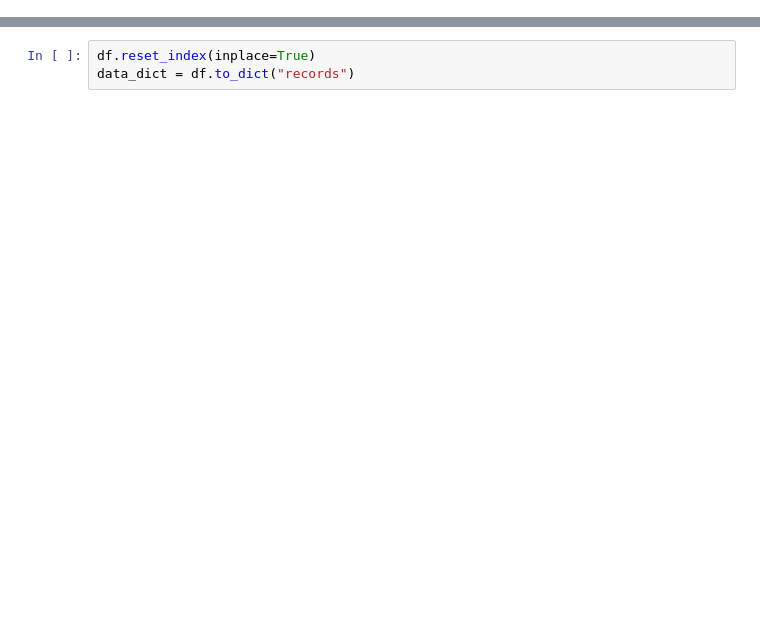
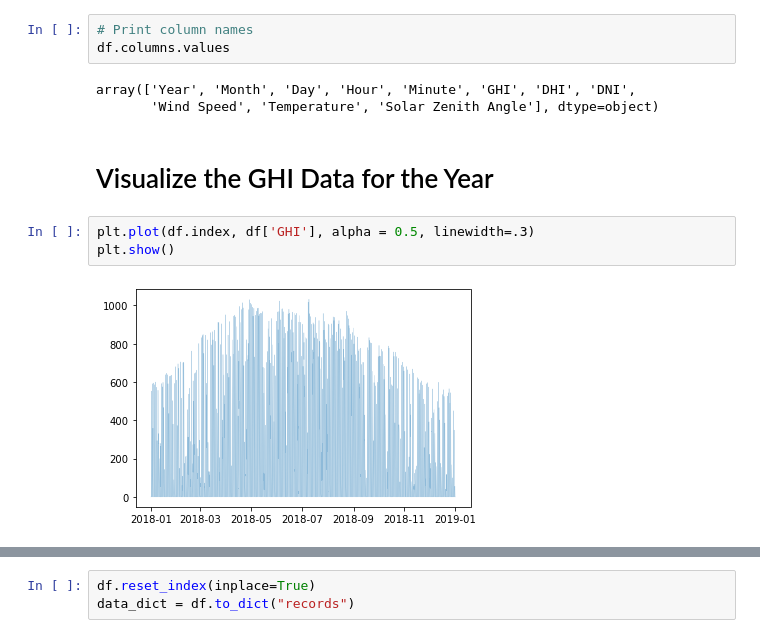
Before and after one commit to antnat96/solar-irradiance-predictor, a Jupyter notebook: NSRDB_API.ipynb, the cells around one changed output, grey strips where cells are left out. Drawn from its saved outputs; the diff is of its cells as text; blank space fills up the shorter version.

```diff
--- a/NSRDB_API.ipynb
+++ b/NSRDB_API.ipynb
@@ -119,0 +99,13 @@ collection = db['2018']
+# %%
+# Print column names
+df.columns.values
+# %% [output]
+array(['Year', 'Month', 'Day', 'Hour', 'Minute', 'GHI', 'DHI', 'DNI',
+       'Wind Speed', 'Temperature', 'Solar Zenith Angle'], dtype=object)
+# %% [markdown]
+# Visualize the GHI Data for the Year
+# %%
+plt.plot(df.index, df['GHI'], alpha = 0.5, linewidth=.3)
+plt.show()
+# %% [output]
+[figure, added]
```
Also changed, not shown: parts of 35 cells of this notebook.
